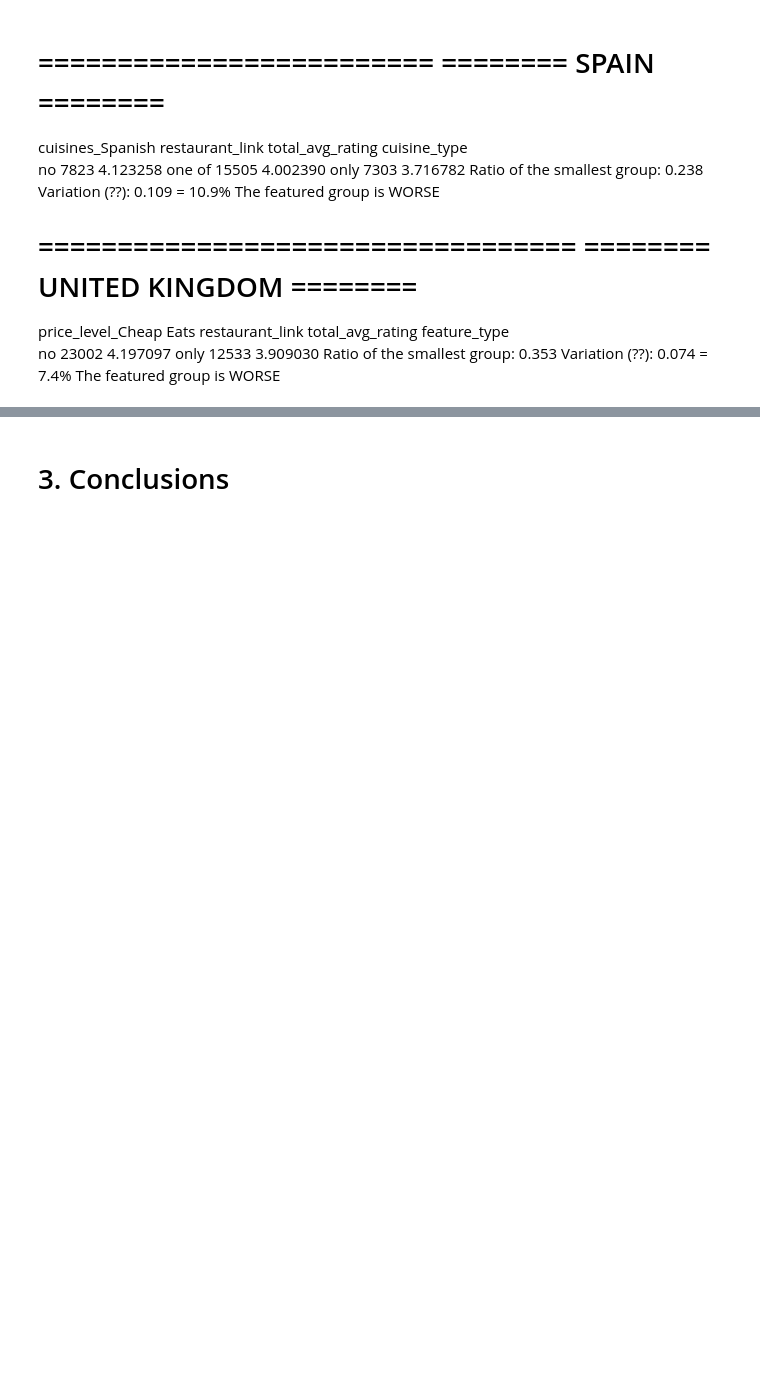
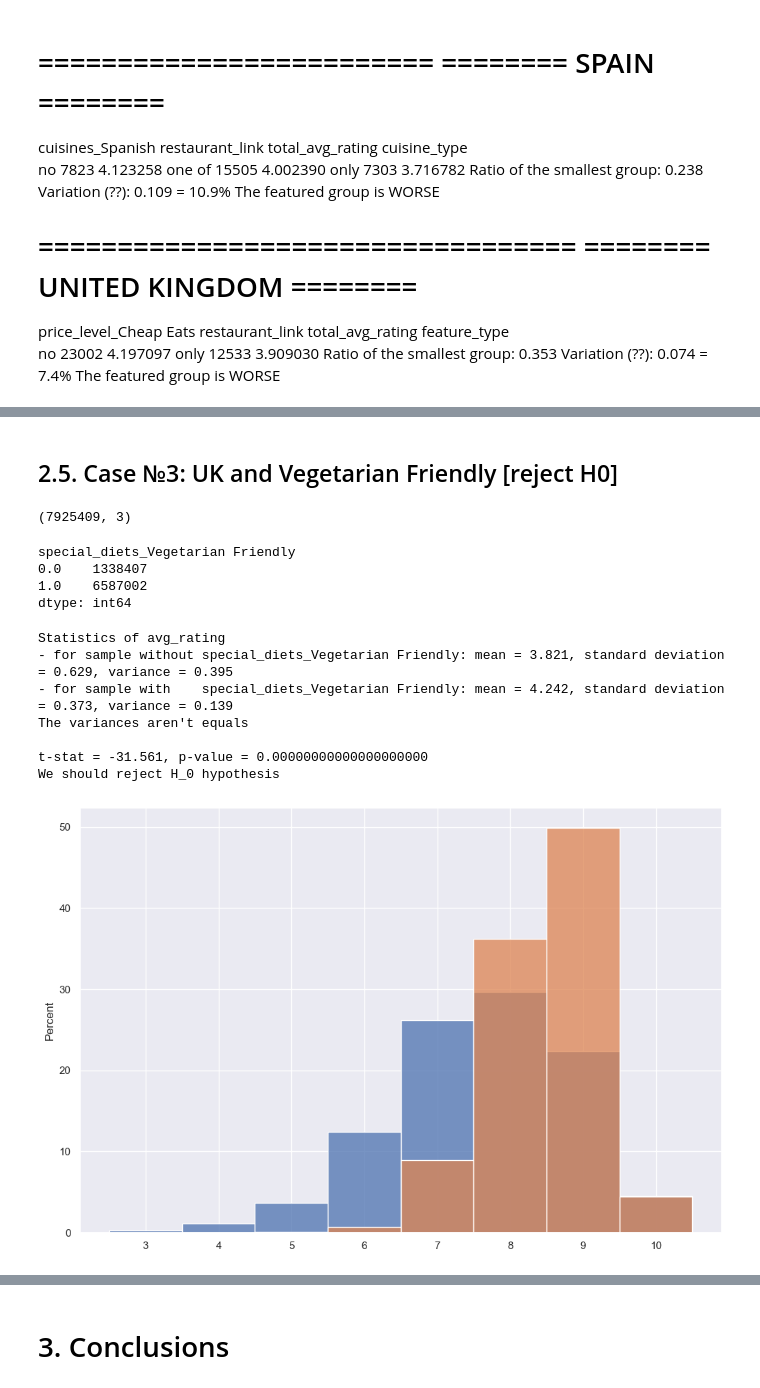
Before and after one commit to am-tropin/restaurant-europe, a Jupyter notebook: drafts/restaurant_hypothesis_testing.ipynb, the cells around one changed output, grey strips where cells are left out. Saved outputs shown, nothing was run; the diff lists cells and outputs as text; code cells hidden in the pictures; blank space fills up the shorter version.

```diff
--- a/drafts/restaurant_hypothesis_testing.ipynb
+++ b/drafts/restaurant_hypothesis_testing.ipynb
@@ -1257,0 +1204,32 @@ So, "Spain" hypothesis is **right-tailed** (?)
+# %% [markdown]
+<a id="uk2"></a>
+
+## 2.5. Case №3: UK and Vegetarian Friendly [reject H0]
+# %%
+uk_df_long2 = duplicated_df(uk_df, 'total_reviews_count', ['avg_rating', 'special_diets_Vegetarian Friendly'])
+uk_df_long2.shape
+# %% [output]
+(7925409, 3)
+# %%
+uk_df_long2.groupby('special_diets_Vegetarian Friendly').size()
+# %% [output]
+special_diets_Vegetarian Friendly
+0.0    1338407
+1.0    6587002
+dtype: int64
+# %%
+t_stat, p_value = ttest_by_feature(
+    uk_df_long2,
+    'avg_rating',
+    'special_diets_Vegetarian Friendly',
+    3000
+)
+# %% [output]
+Statistics of avg_rating
+- for sample without special_diets_Vegetarian Friendly: mean = 3.821, standard deviation = 0.629, variance = 0.395
+- for sample with    special_diets_Vegetarian Friendly: mean = 4.242, standard deviation = 0.373, variance = 0.139
+The variances aren't equals
+
+t-stat = -31.561, p-value = 0.00000000000000000000
+We should reject H_0 hypothesis
+[figure, added]
```
Also changed, not shown: parts of 73 cells of this notebook.
